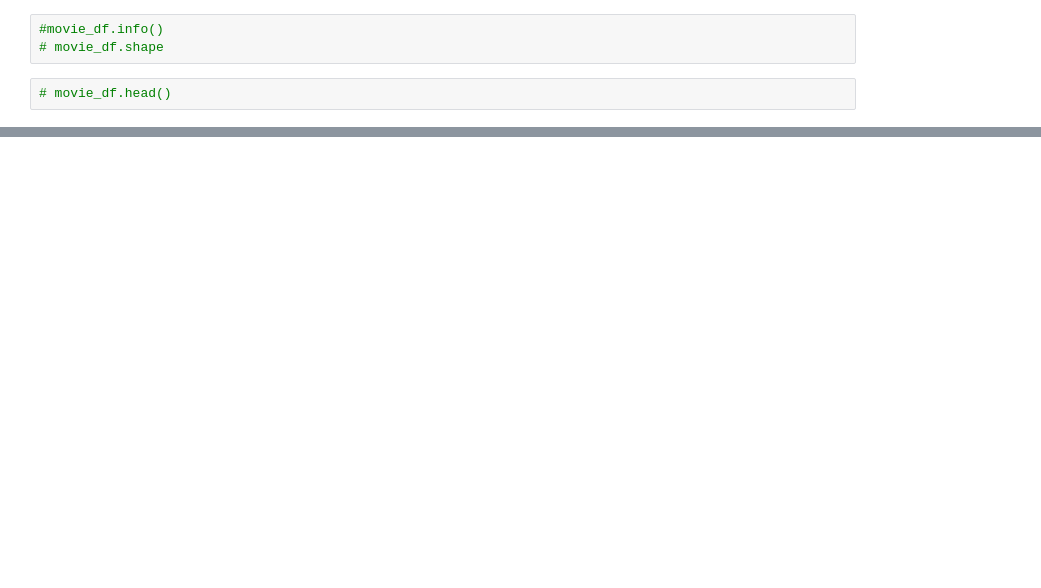
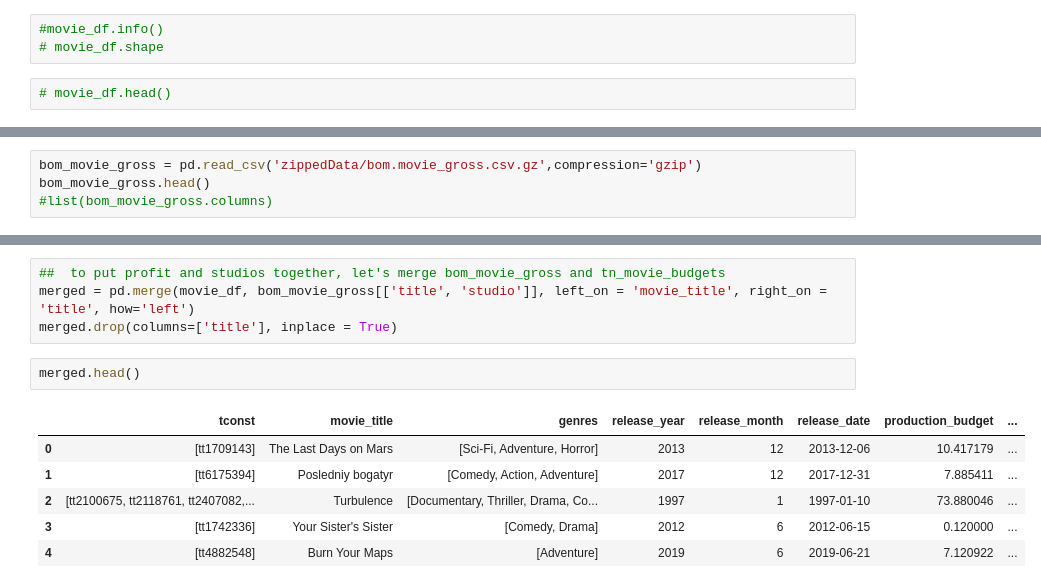
Before and after one commit to jagan-singh/Movie-Analysis-Mod1, a Jupyter notebook: 01_dataset-assembly.ipynb, the cells around one changed output, grey strips where cells are left out. Saved outputs shown, nothing was run; the diff lists cells and outputs as text; blank space fills up the shorter version.

```diff
--- a/01_dataset-assembly.ipynb
+++ b/01_dataset-assembly.ipynb
@@ -478,0 +532,4 @@ for i in range(imdb_title_ratings.shape[0]):
+# %%
+bom_movie_gross = pd.read_csv('zippedData/bom.movie_gross.csv.gz',compression='gzip')
+bom_movie_gross.head()
+#list(bom_movie_gross.columns)
@@ -478,0 +543,13 @@ for i in range(imdb_title_ratings.shape[0]):
+# %%
+##  to put profit and studios together, let's merge bom_movie_gross and tn_movie_budgets
+merged = pd.merge(movie_df, bom_movie_gross[['title', 'studio']], left_on = 'movie_title', right_on = 'title', how='left')
+merged.drop(columns=['title'], inplace = True)
+# %%
+merged.head()
+# %% [output]
+|  | tconst | movie_title | genres | release_year | release_month | release_date | production_budget | ... |
+| 0 | [tt1709143] | The Last Days on Mars | [Sci-Fi, Adventure, Horror] | 2013 | 12 | 2013-12-06 | 10.417179 | ... |
+| 1 | [tt6175394] | Posledniy bogatyr | [Comedy, Action, Adventure] | 2017 | 12 | 2017-12-31 | 7.885411 | ... |
+| 2 | [tt2100675, tt2118761, tt2407082,... | Turbulence | [Documentary, Thriller, Drama, Co... | 1997 | 1 | 1997-01-10 | 73.880046 | ... |
+| 3 | [tt1742336] | Your Sister's Sister | [Comedy, Drama] | 2012 | 6 | 2012-06-15 | 0.120000 | ... |
+| 4 | [tt4882548] | Burn Your Maps | [Adventure] | 2019 | 6 | 2019-06-21 | 7.120922 | ... |
```
Also changed, not shown: parts of 47 cells of this notebook.
